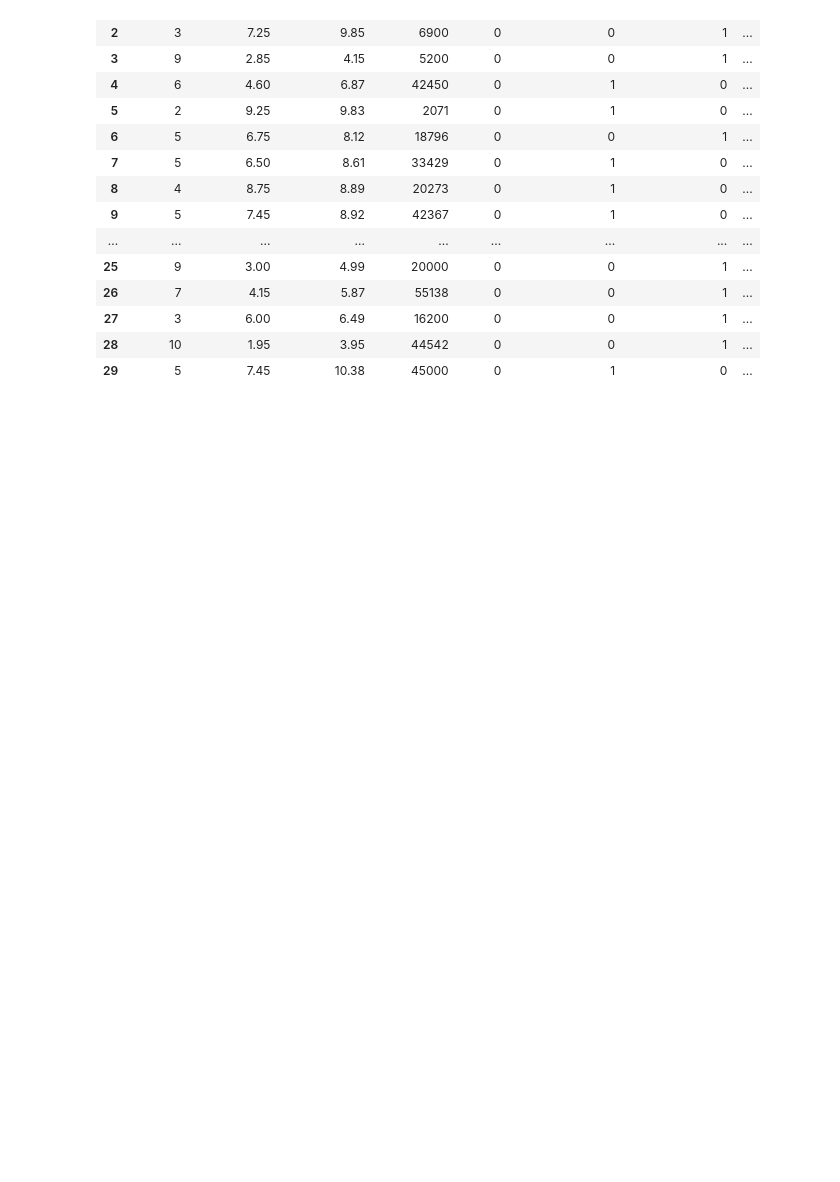
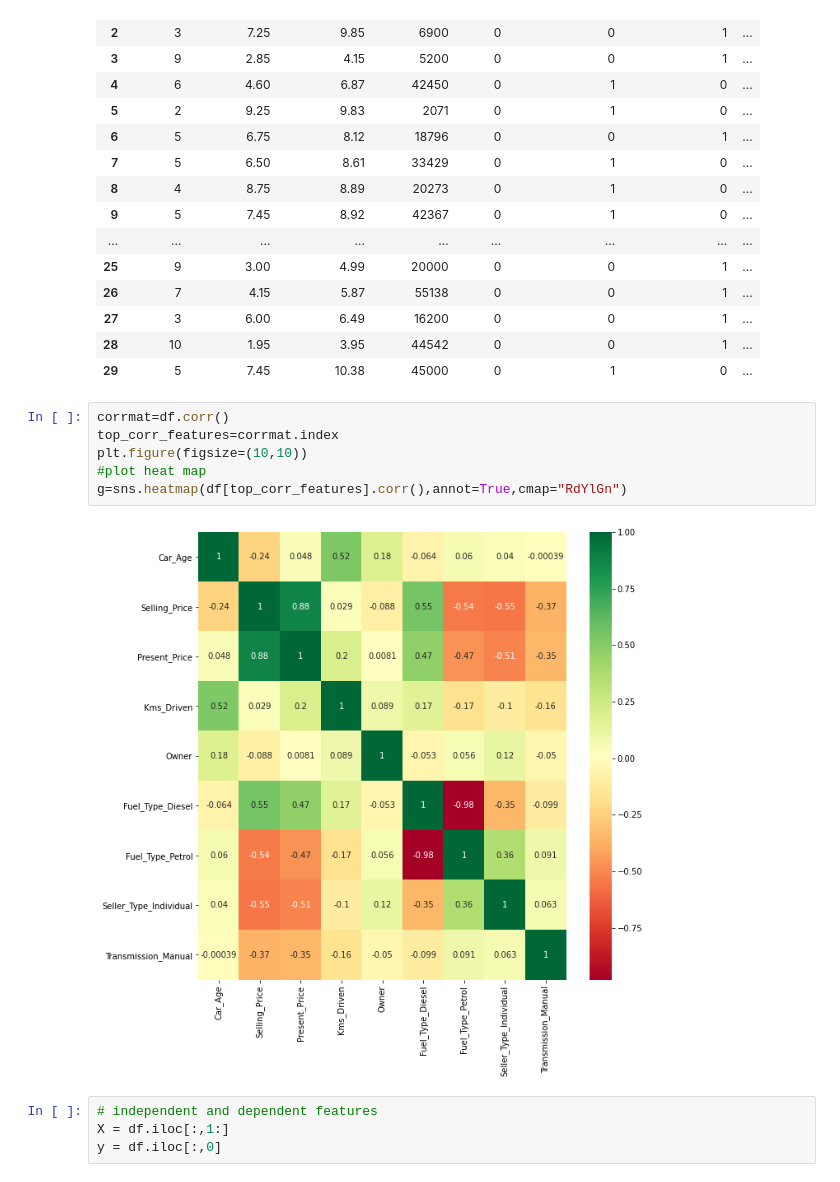
Before and after one commit to busybee23/KAGGLE, a Jupyter notebook: Vehicle dataset from cardekho/Car Prediction.ipynb, the cells around one changed output. Drawn from its saved outputs; the diff is of its cells as text; blank space fills up the shorter version.

```diff
--- a/Vehicle dataset from cardekho/Car Prediction.ipynb
+++ b/Vehicle dataset from cardekho/Car Prediction.ipynb
@@ -160,3 +160,15 @@ df.head(30)
 | 27 | 3 | 6.00 | 6.49 | 16200 | 0 | 0 | 1 | ... |
 | 28 | 10 | 1.95 | 3.95 | 44542 | 0 | 0 | 1 | ... |
 | 29 | 5 | 7.45 | 10.38 | 45000 | 0 | 1 | 0 | ... |
+# %%
+corrmat=df.corr()
+top_corr_features=corrmat.index
+plt.figure(figsize=(10,10))
+#plot heat map
+g=sns.heatmap(df[top_corr_features].corr(),annot=True,cmap="RdYlGn")
+# %% [output]
+[figure, added]
+# %%
+# independent and dependent features
+X = df.iloc[:,1:]
+y = df.iloc[:,0]
```
Also changed, not shown: parts of 3 cells of this notebook.
